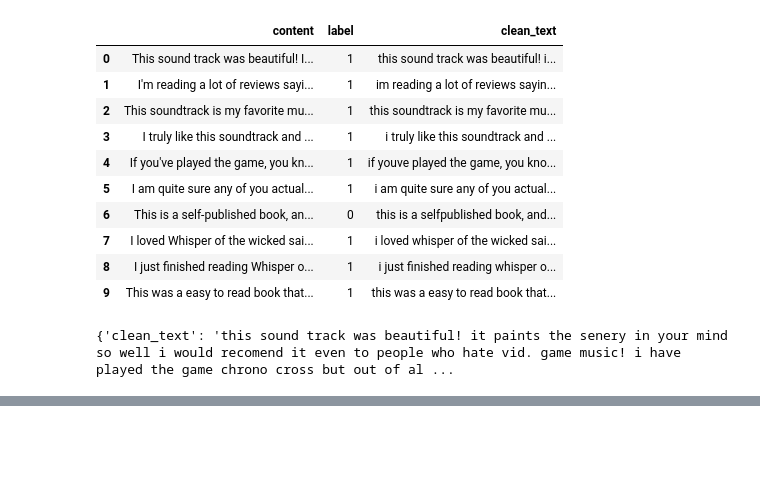
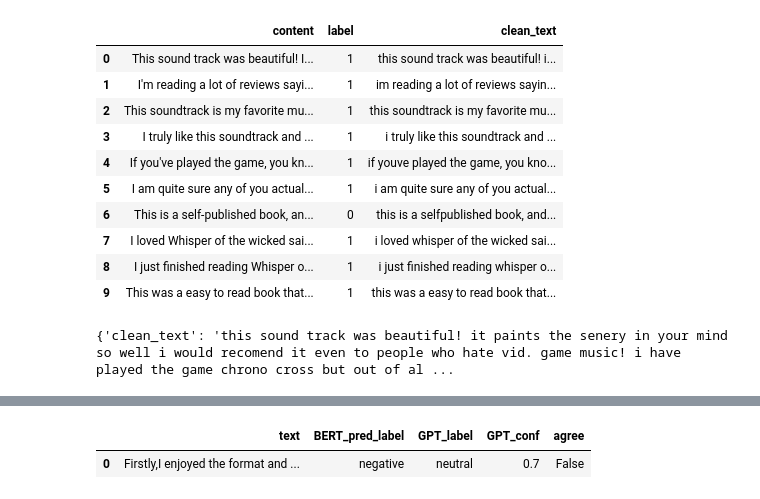
Before and after one commit to hansikaa08/SentimentScope, a Jupyter notebook: notebooks/data_collection.ipynb, the cells around one changed output, grey strips where cells are left out. Drawn from its saved outputs; the diff is of its cells as text; code cells hidden in the pictures; blank space fills up the shorter version.

```diff
--- a/notebooks/data_collection.ipynb
+++ b/notebooks/data_collection.ipynb
@@ -218,0 +343,87 @@ TrainOutput(global_step=100, training_loss=0.42846538543701174, metrics={'train_
+# %%
+import openai, time, pandas as pd, numpy as np
+
+from datasets import load_dataset
+
+test_dataset= load_dataset("amazon_polarity", split="test[:50]")
+
+
+def get_test_text(i):
+  return test_dataset[i]["content"]
+
+NUM_SAMPLES=50
+indices=np.random.choice(len(test_dataset), NUM_SAMPLES, replace=False).tolist()
+
+sample_texts=[get_test_text(i) for i in indices]
+
+model_preds=[test_dataset[i]["label"] for i in indices]
+
+
+
+# def get_test_text(i):
+#   return split_dataset["test"][i]["text"]
+
+# NUM_SAMPLES=50
+# indices=list(range(min(NUM_SAMPLES, len(split_dataset["test"]))))
+
+# sample_texts=[get_test_text(i) for i in indices]
+# model_preds=[int (preds[i]) for i in indices]
+
+
+def gpt4(text, retries=2, sleep=1.0):
+  system=(
+      "You are a sentiment annotation assistant."
+      "Answer ONLY in exact JSON: {\"label\": \"Positive\"|\"Neutral\"|\"Negative\", \"confidence\": 0.0-1.0}."
+      "Use confidence between 0 and 1. If uncertain, use \"Neutral\" with low confidence."
+  )
+  user=f"Text: \"{text}\"\n\nReturn the JSON only."
+  for attempt in range(retries+1):
+    try:
+      resp=openai.chat.completions.create(
+          model="gpt-4",
+          messages=[{"role":"system", "content":system},
+                    {"role":"user", "content":user}],
+          temperature=0
+      )
+      text_out=resp.choices[0].message.content.strip()
+      import json
+      parsed=json.loads(text_out)
+      label=parsed.get("label", "").lower()
+      conf=float(parsed.get("confidence", 0.0))
+      if "positive" in label:
+        return "positive", conf
+      if "negative" in label:
+        return "negative", conf
+      return "neutral", conf
+    except Exception as e:
+      if attempt<retries:
+        time.sleep(sleep)
+        sleep*=2
+        continue
+      print(f"Error processing text: {text[:50]}... Error: {e}")
+      return "neutral", 0.0
+
+gpt_labels = []
+gpt_confs = []
+for i, txt in enumerate(sample_texts):
+    lab, conf = gpt4(txt)
+    gpt_labels.append(lab)
+    gpt_confs.append(conf)
+    if (i+1) % 10 == 0:
+        print(f"Queried {i+1}/{len(sample_texts)}")
+
+df = pd.DataFrame({
+    "text": sample_texts,
+    "BERT_pred_label": ["positive" if p==1 else "negative" for p in model_preds],
+    "GPT_label": gpt_labels,
+    "GPT_conf": gpt_confs
+})
+
+df["agree"] = df["BERT_pred_label"] == df["GPT_label"]
+agreement_rate = df["agree"].mean()
+print(f"Agreement rate (BERT vs GPT-4) on {len(df)} samples: {agreement_rate:.3f}")
+
+mismatches = df[df["agree"] == False].sample(min(10, len(df[df["agree"] == False])))
+mismatches.reset_index(drop=True, inplace=True)
+mismatches
+# %% [output]
@@ -218,0 +436,2 @@ TrainOutput(global_step=100, training_loss=0.42846538543701174, metrics={'train_
+|  | text | BERT_pred_label | GPT_label | GPT_conf | agree |
+| 0 | Firstly,I enjoyed the format and ... | negative | neutral | 0.7 | False |
```
Also changed, not shown: parts of 9 cells of this notebook.
